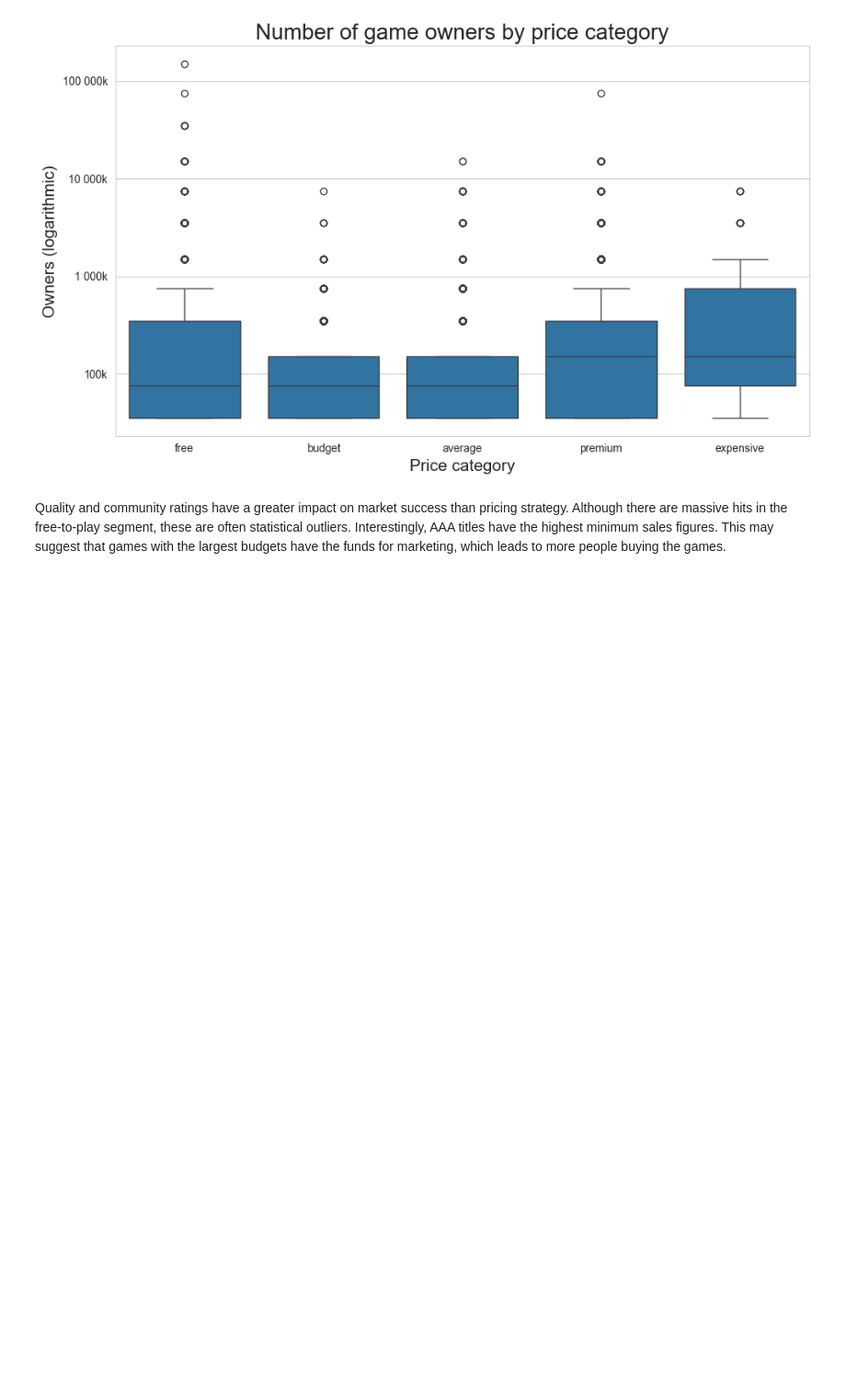
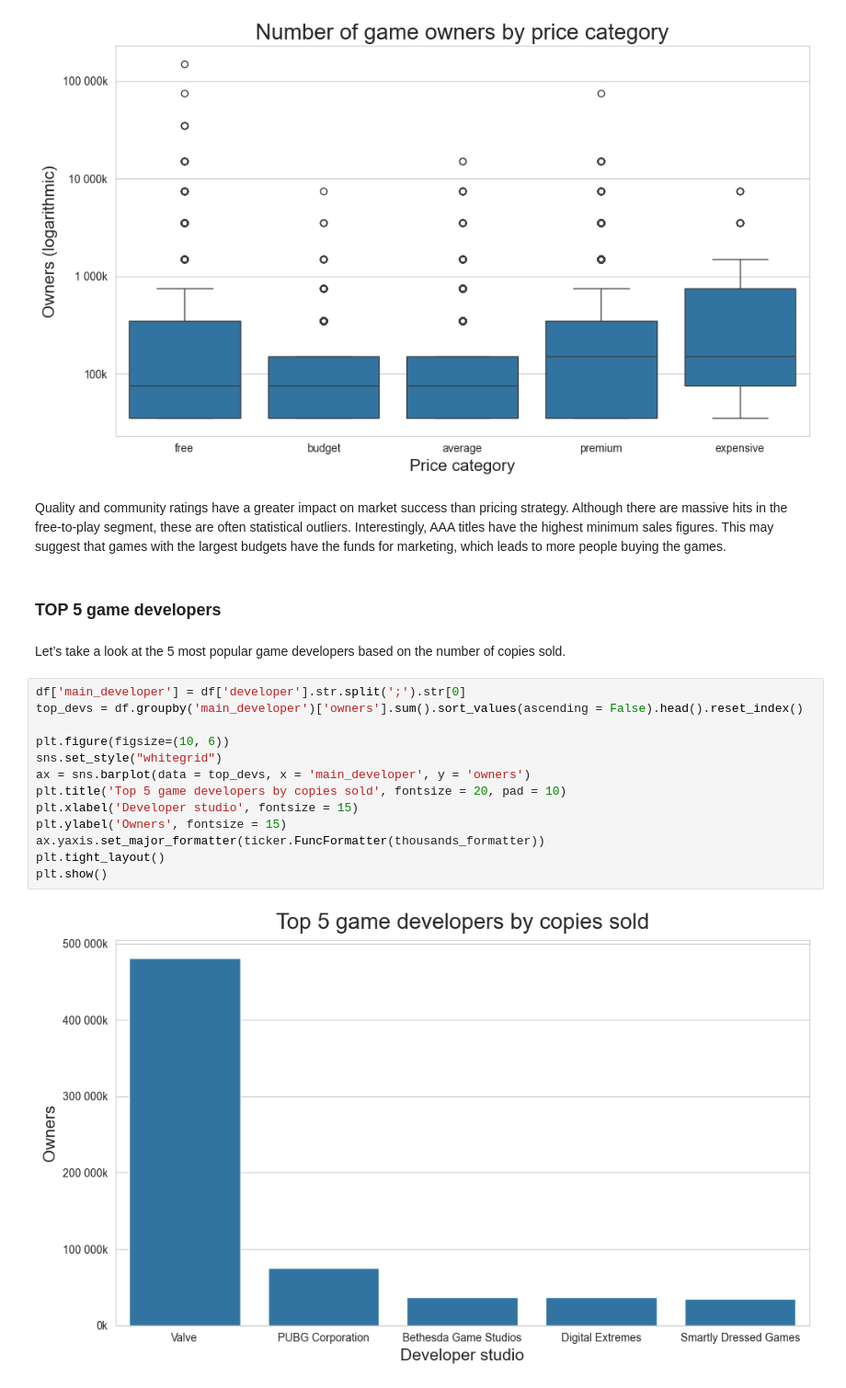
Before and after one commit to Pater-Ek/Steam-Database-Data-Analysis, a Jupyter notebook: Steam_Data_Analysis_Adrian_Paterek.ipynb, the cells around one changed output. Shown at 92% size. Cells and saved outputs as stored; diff of their text form; blank space fills up the shorter version.

```diff
--- a/Steam_Data_Analysis_Adrian_Paterek.ipynb
+++ b/Steam_Data_Analysis_Adrian_Paterek.ipynb
@@ -196,3 +196,22 @@ plt.show()
 [figure]
 # %% [markdown]
 Quality and community ratings have a greater impact on market success than pricing strategy. Although there are massive hits in the free-to-play segment, these are often statistical outliers. Interestingly, AAA titles have the highest minimum sales figures. This may suggest that games with the largest budgets have the funds for marketing, which leads to more people buying the games.
+# %% [markdown]
+### TOP 5 game developers
+# %% [markdown]
+Let’s take a look at the 5 most popular game developers based on the number of copies sold.
+# %%
+df['main_developer'] = df['developer'].str.split(';').str[0]
+top_devs = df.groupby('main_developer')['owners'].sum().sort_values(ascending = False).head().reset_index()
+
+plt.figure(figsize=(10, 6))
+sns.set_style("whitegrid")
+ax = sns.barplot(data = top_devs, x = 'main_developer', y = 'owners')
+plt.title('Top 5 game developers by copies sold', fontsize = 20, pad = 10)
+plt.xlabel('Developer studio', fontsize = 15)
+plt.ylabel('Owners', fontsize = 15)
+ax.yaxis.set_major_formatter(ticker.FuncFormatter(thousands_formatter))
+plt.tight_layout()
+plt.show()
+# %% [output]
+[figure, added]
```
Also changed, not shown: parts of 4 cells of this notebook.
